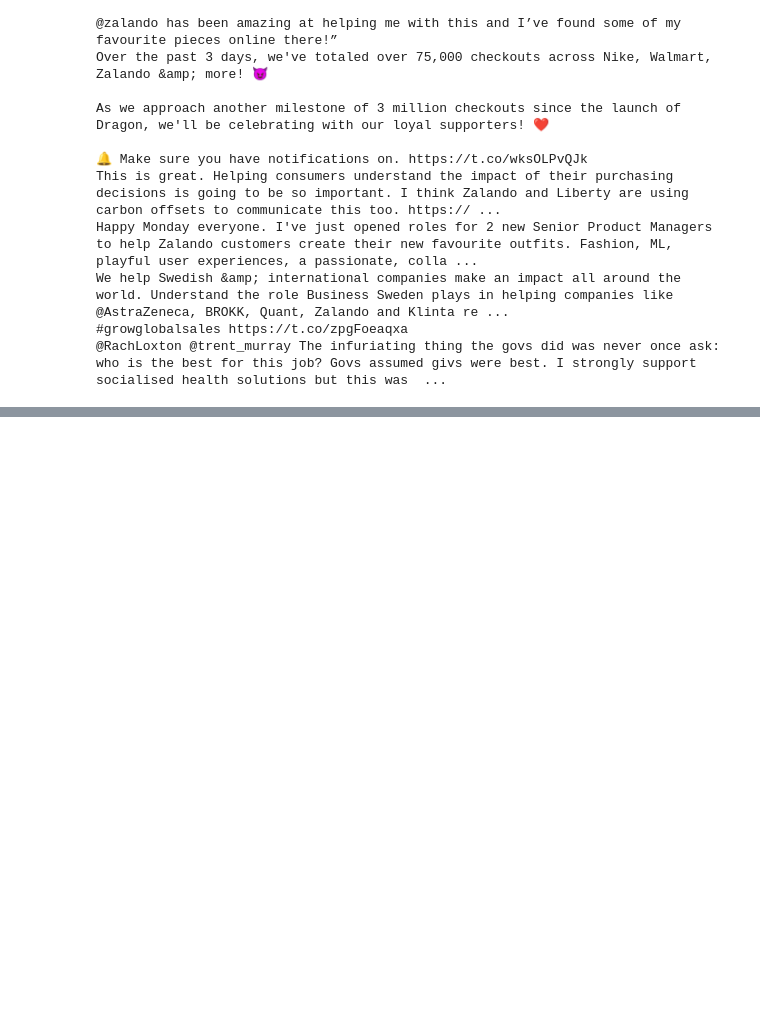
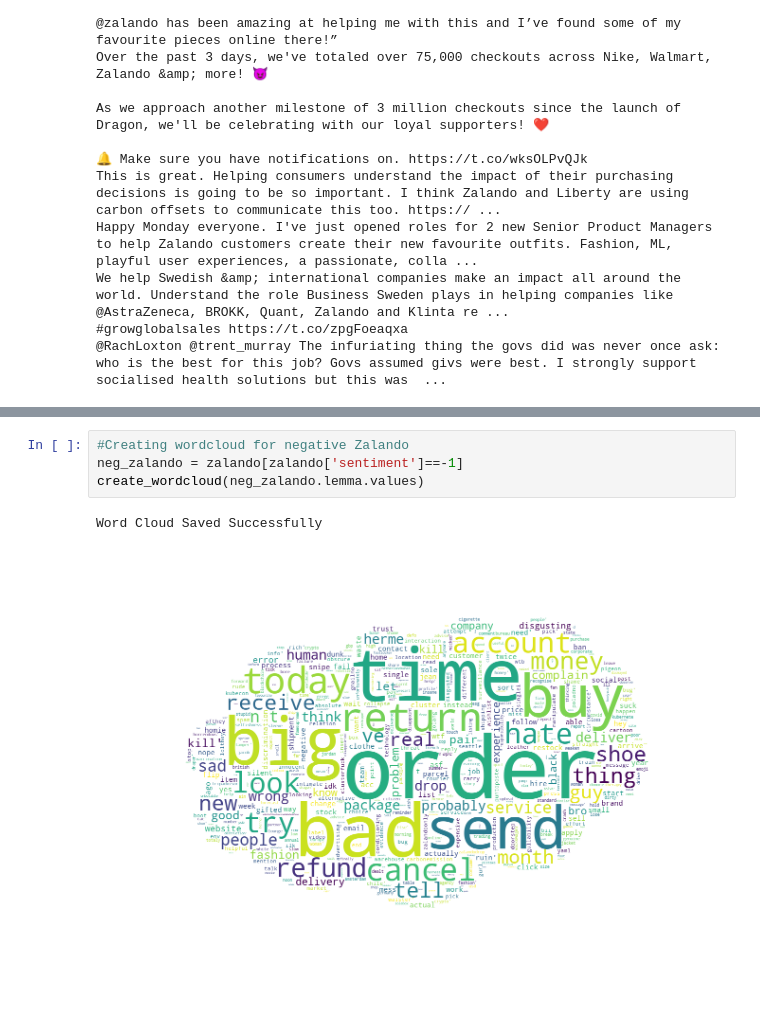
Before and after one commit to C-JoGit/Zalando_Analytics_HWR_BIPM, a Jupyter notebook: 5. topic definition.ipynb, the cells around one changed output, grey strips where cells are left out. Saved outputs shown, nothing was run; the diff lists cells and outputs as text; blank space fills up the shorter version.

```diff
--- a/5. topic definition.ipynb
+++ b/5. topic definition.ipynb
@@ -409,0 +418,7 @@ Word Cloud Saved Successfully
+# %%
+#Creating wordcloud for negative Zalando
+neg_zalando = zalando[zalando['sentiment']==-1]
+create_wordcloud(neg_zalando.lemma.values)
+# %% [output]
+Word Cloud Saved Successfully
+[figure, added]
```
Also changed, not shown: parts of 4 cells of this notebook, 1 other file.
